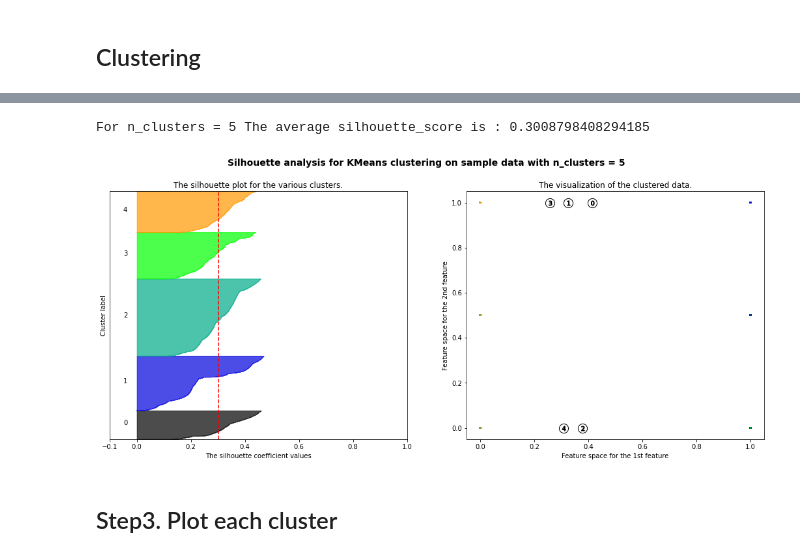
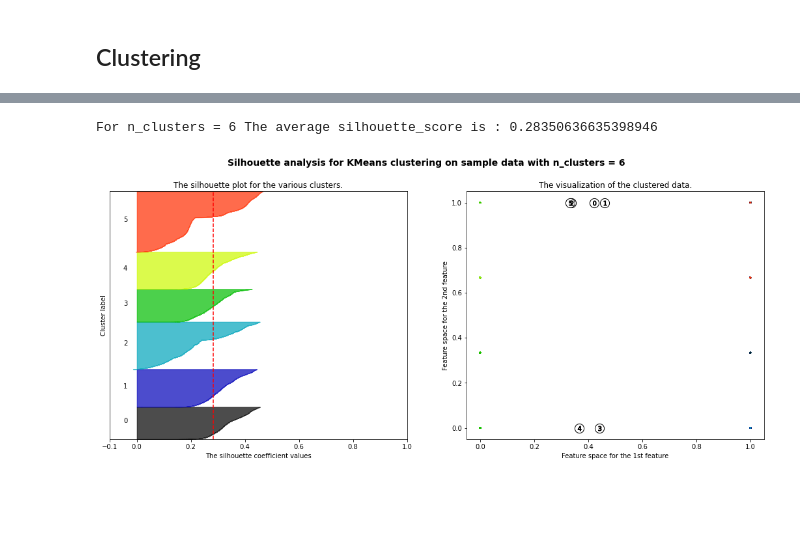
Before and after one commit to LilianYou/Sea_Hero_Quest, a Jupyter notebook: Clustering_shared.ipynb, the cells around one changed output, grey strips where cells are left out. Saved outputs shown, nothing was run; the diff lists cells and outputs as text; code cells hidden in the pictures; blank space fills up the shorter version.

```diff
--- a/Clustering_shared.ipynb
+++ b/Clustering_shared.ipynb
@@ -245,5 +217,5 @@ No handles with labels found to put in legend.
 # %%
-range_n_clusters = [2, 3]
+range_n_clusters = [2]
 
 for n_clusters in range_n_clusters:
     # Create a subplot with 1 row and 2 columns
@@ -308,7 +280,7 @@ for n_clusters in range_n_clusters:
 
     # 2nd Plot showing the actual clusters formed
     colors = cm.nipy_spectral(cluster_labels.astype(float) / n_clusters)
-    ax2.scatter(df3["gender"], df3["home_env"], marker='.', s=30, lw=0, alpha=0.7,
+    ax2.scatter(df3["gender"], df3["home_environment"], marker='.', s=30, lw=0, alpha=0.7,
                 c=colors, edgecolor='k')
 
     # Labeling the clusters
@@ -330,4 +302,6 @@ for n_clusters in range_n_clusters:
                  fontsize=14, fontweight='bold')
 
 plt.show()
+
+# average score = 0.2907570615986244
 # %% [output]
@@ -335,5 +310,5 @@ For n_clusters = 2 The average silhouette_score is : 0.2744796755850493
 # %%
-range_n_clusters = [2]
+range_n_clusters = [3]
 
 for n_clusters in range_n_clusters:
     # Create a subplot with 1 row and 2 columns
@@ -398,7 +373,7 @@ for n_clusters in range_n_clusters:
 
     # 2nd Plot showing the actual clusters formed
     colors = cm.nipy_spectral(cluster_labels.astype(float) / n_clusters)
-    ax2.scatter(df3["gender"], df3["home_env"], marker='.', s=30, lw=0, alpha=0.7,
+    ax2.scatter(df3["gender"], df3["home_environment"], marker='.', s=30, lw=0, alpha=0.7,
                 c=colors, edgecolor='k')
 
     # Labeling the clusters
@@ -420,4 +395,6 @@ for n_clusters in range_n_clusters:
                  fontsize=14, fontweight='bold')
 
 plt.show()
+
+# For n_clusters = 3 The average silhouette_score is : 0.30833652748415463
 # %% [output]
@@ -426,5 +402,5 @@ For n_clusters = 2 The average silhouette_score is : 0.2744796755850493
 # %%
-range_n_clusters = [3]
+range_n_clusters = [4]
 
 for n_clusters in range_n_clusters:
     # Create a subplot with 1 row and 2 columns
@@ -489,7 +465,7 @@ for n_clusters in range_n_clusters:
 
     # 2nd Plot showing the actual clusters formed
     colors = cm.nipy_spectral(cluster_labels.astype(float) / n_clusters)
-    ax2.scatter(df3["gender"], df3["home_env"], marker='.', s=30, lw=0, alpha=0.7,
+    ax2.scatter(df3["gender"], df3["home_environment"], marker='.', s=30, lw=0, alpha=0.7,
                 c=colors, edgecolor='k')
 
     # Labeling the clusters
@@ -512,5 +488,5 @@ for n_clusters in range_n_clusters:
 
 plt.show()
 
-# For n_clusters = 3 The average silhouette_score is : 0.290177973522508
+# For n_clusters = 4 The average silhouette_score is : 0.35319903869020247
 # %% [output]
@@ -518,5 +495,5 @@ For n_clusters = 3 The average silhouette_score is : 0.290177973522508
 # %%
-range_n_clusters = [4]
+range_n_clusters = [5]
 
 for n_clusters in range_n_clusters:
     # Create a subplot with 1 row and 2 columns
@@ -581,7 +558,7 @@ for n_clusters in range_n_clusters:
 
     # 2nd Plot showing the actual clusters formed
     colors = cm.nipy_spectral(cluster_labels.astype(float) / n_clusters)
-    ax2.scatter(df3["gender"], df3["home_env"], marker='.', s=30, lw=0, alpha=0.7,
+    ax2.scatter(df3["gender"], df3["home_environment"], marker='.', s=30, lw=0, alpha=0.7,
                 c=colors, edgecolor='k')
 
     # Labeling the clusters
@@ -604,5 +581,5 @@ for n_clusters in range_n_clusters:
 
 plt.show()
 
-# For n_clusters = 4 The average silhouette_score is : 0.3480058327912568
+# For n_clusters = 5 The average silhouette_score is : 0.3005087485722123
 # %% [output]
@@ -610,5 +588,5 @@ For n_clusters = 4 The average silhouette_score is : 0.3480058327912568
 # %%
-range_n_clusters = [5]
+range_n_clusters = [6]
 
 for n_clusters in range_n_clusters:
     # Create a subplot with 1 row and 2 columns
@@ -668,35 +646,33 @@ for n_clusters in range_n_clusters:
     # The vertical line for average silhouette score of all the values
     ax1.axvline(x=silhouette_avg, color="red", linestyle="--")
 
     ax1.set_yticks([])  # Clear the yaxis labels / ticks
     ax1.set_xticks([-0.1, 0, 0.2, 0.4, 0.6, 0.8, 1])
 
     # 2nd Plot showing the actual clusters formed
     colors = cm.nipy_spectral(cluster_labels.astype(float) / n_clusters)
-    ax2.scatter(df3["gender"], df3["home_env"], marker='.', s=30, lw=0, alpha=0.7,
+    ax2.scatter(df3["gender"], df3["home_environment"], marker='.', s=30, lw=0, alpha=0.7,
                 c=colors, edgecolor='k')
 
     # Labeling the clusters
     centers = clusterer.cluster_centers_
     # Draw white circles at cluster centers
     ax2.scatter(centers[:, 0], centers[:, 1], marker='o',
                 c="white", alpha=1, s=200, edgecolor='k')
 
     for i, c in enumerate(centers):
         ax2.scatter(c[0], c[1], marker='$%d$' % i, alpha=1,
                     s=50, edgecolor='k')
 
     ax2.set_title("The visualization of the clustered data.")
     ax2.set_xlabel("Feature space for the 1st feature")
     ax2.set_ylabel("Feature space for the 2nd feature")
 
     plt.suptitle(("Silhouette analysis for KMeans clustering on sample data "
                   "with n_clusters = %d" % n_clusters),
                  fontsize=14, fontweight='bold')
 
 plt.show()
-
-# For n_clusters = 5 The average silhouette_score is : 0.3008798408294185
 # %% [output]
-For n_clusters = 5 The average silhouette_score is : 0.3008798408294185
+For n_clusters = 6 The average silhouette_score is : 0.28350636635398946
-[figure, old version]
+[figure, new version]
@@ -791,2 +678,0 @@ plt.show()
-# %% [markdown]
-## Step3. Plot each cluster
```
Also changed, not shown: parts of 117 cells of this notebook.
